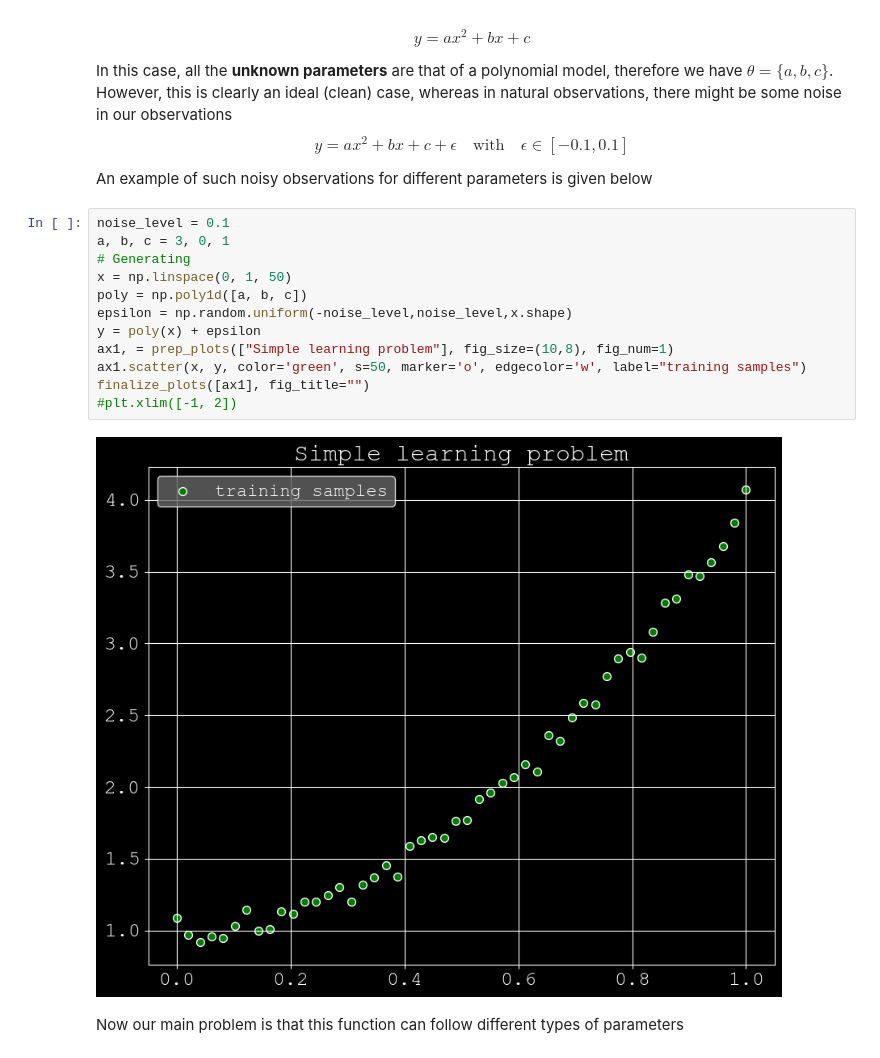
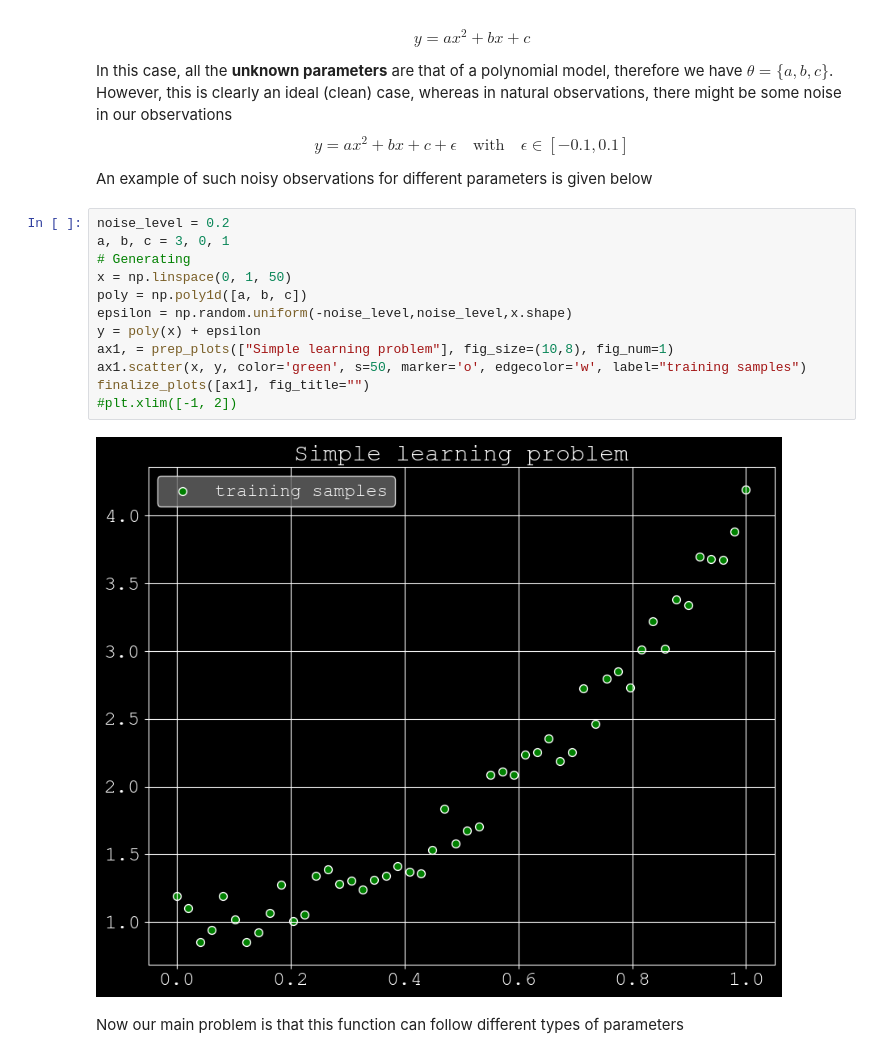
Before and after one commit to hdesvallees/atiam_ml, a Jupyter notebook: 01a_machine_learning.ipynb, the cells around one changed output. Cells and saved outputs as stored; diff of their text form.

```diff
--- a/01a_machine_learning.ipynb
+++ b/01a_machine_learning.ipynb
@@ -49,19 +47,19 @@ $$
 
 An example of such noisy observations for different parameters is given below
 # %%
-noise_level = 0.1
+noise_level = 0.2
 a, b, c = 3, 0, 1
 # Generating
 x = np.linspace(0, 1, 50)
 poly = np.poly1d([a, b, c])
 epsilon = np.random.uniform(-noise_level,noise_level,x.shape)
 y = poly(x) + epsilon
 ax1, = prep_plots(["Simple learning problem"], fig_size=(10,8), fig_num=1)
 ax1.scatter(x, y, color='green', s=50, marker='o', edgecolor='w', label="training samples")
 finalize_plots([ax1], fig_title="")
 #plt.xlim([-1, 2])
 # %% [output]
-[figure, old version]
+[figure, new version]
 # %% [markdown]
 Now our main problem is that this function can follow different types of parameters
 # %%
```
Also changed, not shown: parts of 13 cells of this notebook.
